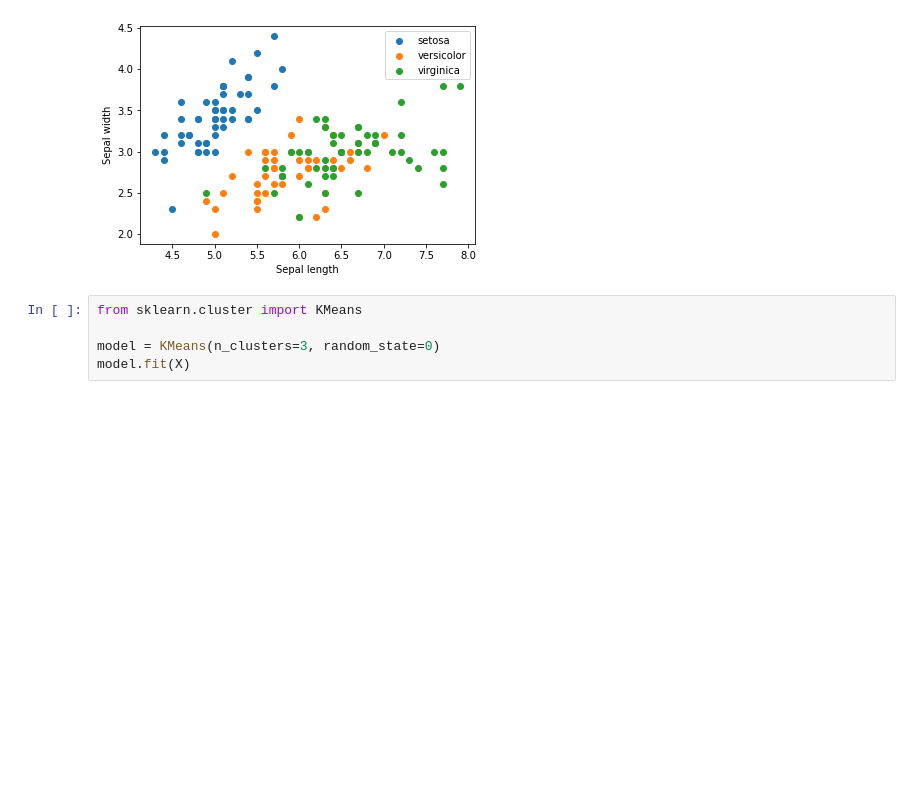
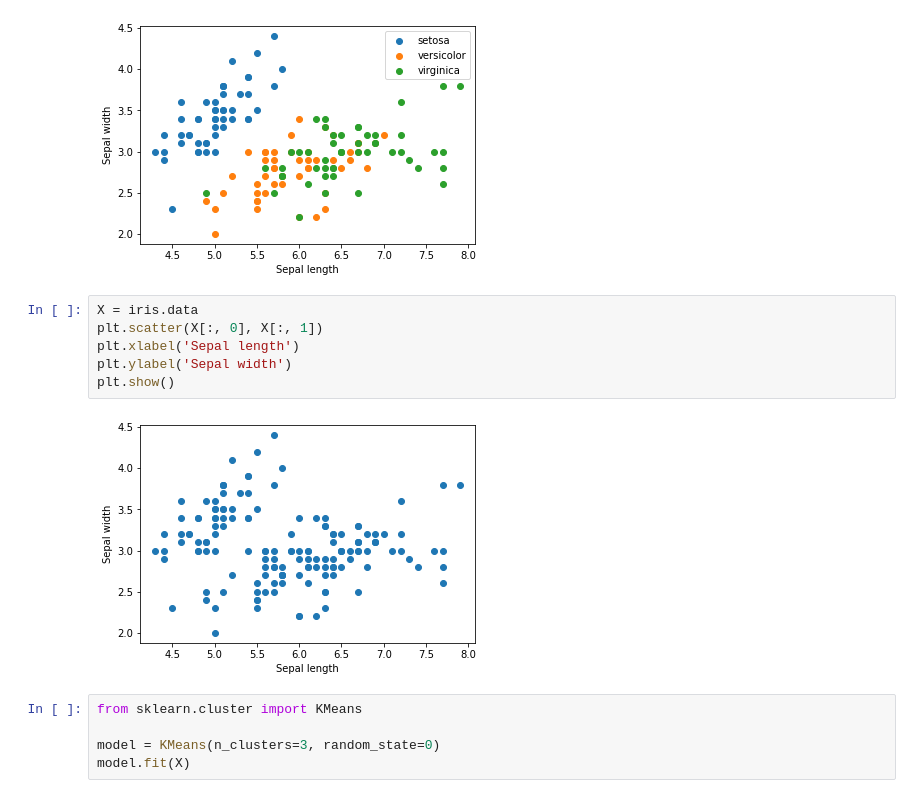
Before and after one commit to caam37830/book, a Jupyter notebook: 07_data/sklearn.ipynb, the cells around one changed output. Saved outputs shown, nothing was run; the diff lists cells and outputs as text; blank space fills up the shorter version.

```diff
--- a/07_data/sklearn.ipynb
+++ b/07_data/sklearn.ipynb
@@ -322,6 +320,14 @@ plt.legend()
 plt.show()
 # %% [output]
 [figure]
+# %%
+X = iris.data
+plt.scatter(X[:, 0], X[:, 1])
+plt.xlabel('Sepal length')
+plt.ylabel('Sepal width')
+plt.show()
+# %% [output]
+[figure, added]
 # %%
 from sklearn.cluster import KMeans
 
```
Also changed, not shown: parts of 16 cells of this notebook.
